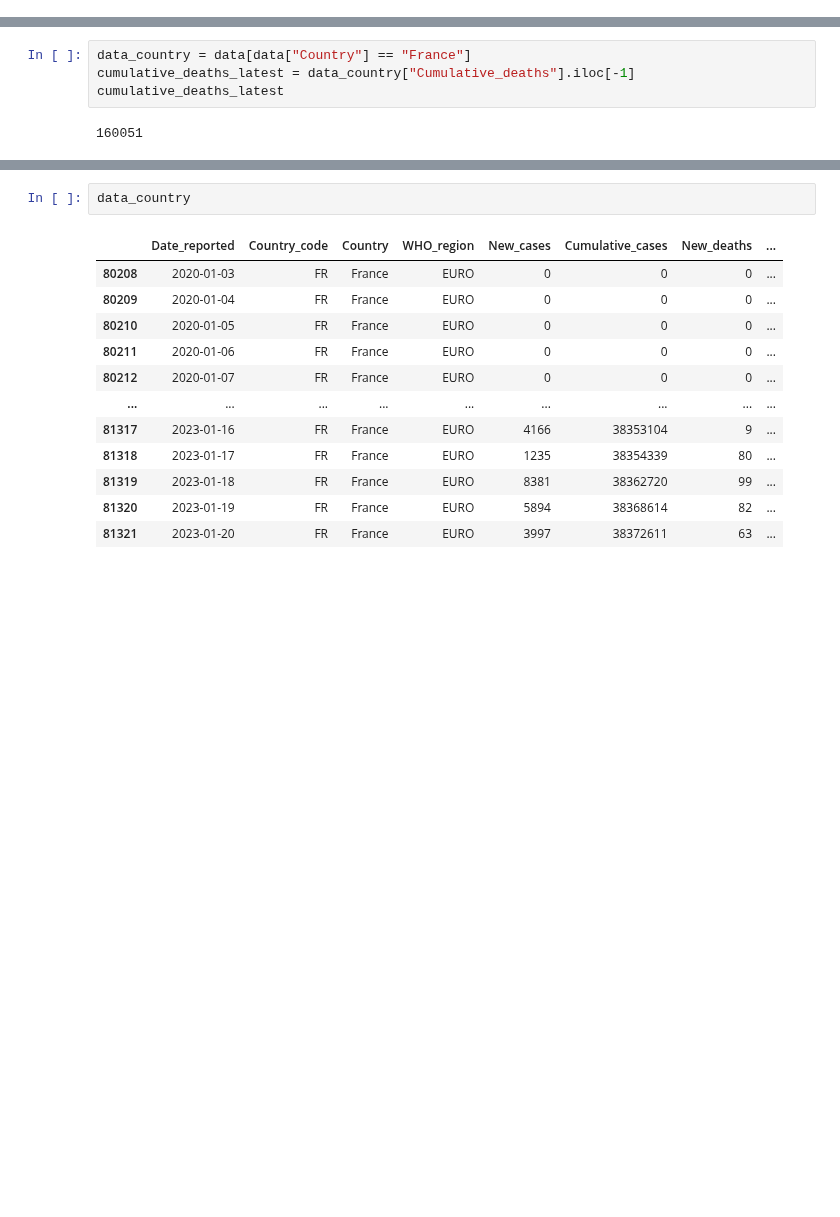
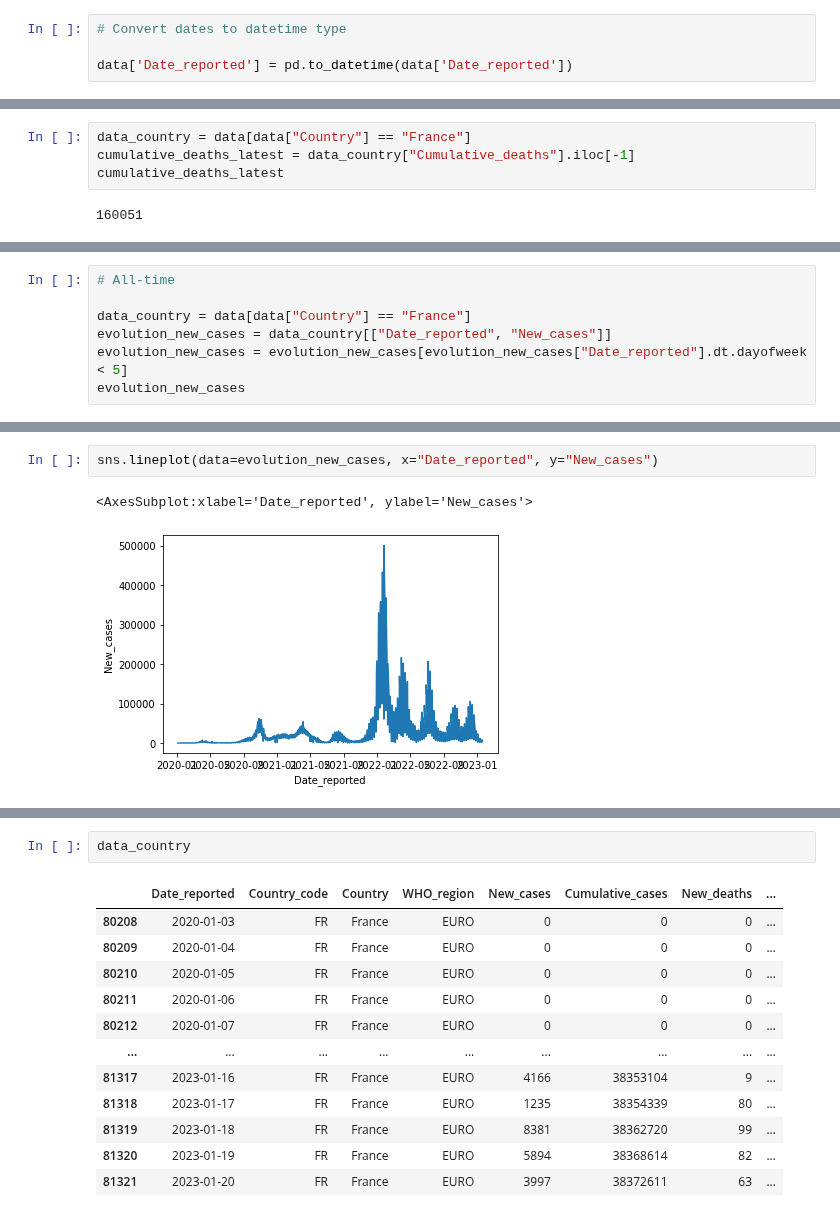
Before and after one commit to AmElmo/Covid_tracking_dashboard, a Jupyter notebook: data_collection.ipynb, the cells around one changed output, grey strips where cells are left out. Saved outputs shown, nothing was run; the diff lists cells and outputs as text; blank space fills up the shorter version.

```diff
--- a/data_collection.ipynb
+++ b/data_collection.ipynb
@@ -21,3 +13,7 @@ data
+# %%
+# Convert dates to datetime type
+
+data['Date_reported'] = pd.to_datetime(data['Date_reported'])
 # %%
 data['Country'].nunique()
 # %% [output]
@@ -54,0 +63,7 @@ cumulative_deaths_latest
+# %%
+# All-time
+
+data_country = data[data["Country"] == "France"]
+evolution_new_cases = data_country[["Date_reported", "New_cases"]]
+evolution_new_cases = evolution_new_cases[evolution_new_cases["Date_reported"].dt.dayofweek < 5]
+evolution_new_cases
@@ -54,0 +84,5 @@ cumulative_deaths_latest
+# %%
+sns.lineplot(data=evolution_new_cases, x="Date_reported", y="New_cases")
+# %% [output]
+<AxesSubplot:xlabel='Date_reported', ylabel='New_cases'>
+[figure, added]
```
Also changed, not shown: parts of 20 cells of this notebook.
